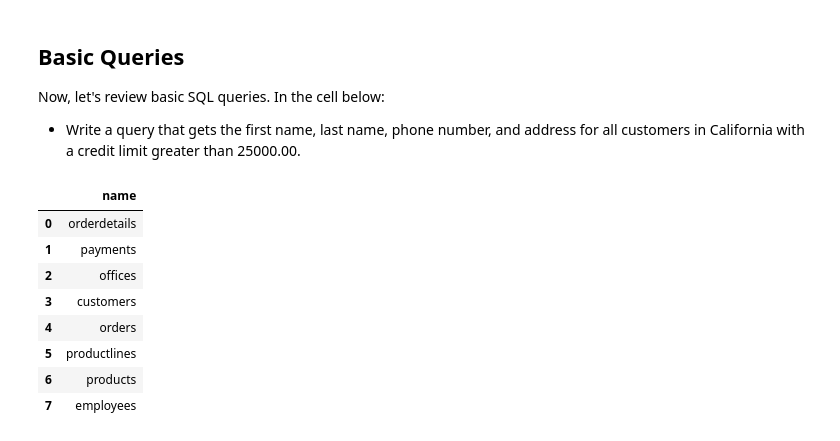
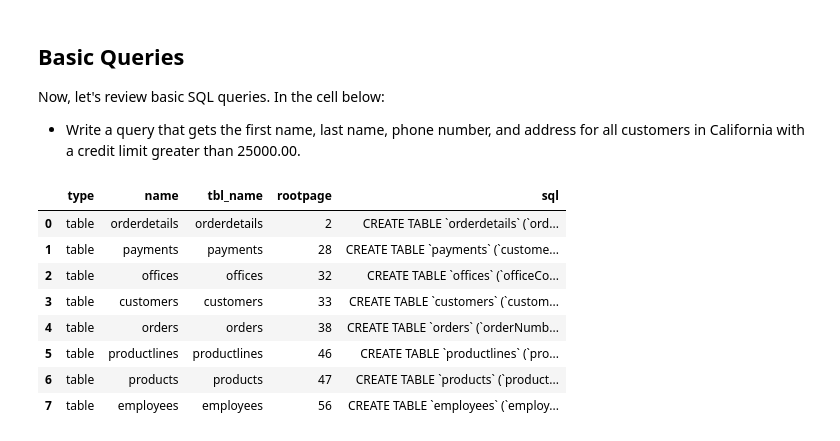
Before and after one commit to nsragow/dsc-more-practice-with-sql-queries-lab-nyc-ds-career-042219, a Jupyter notebook: index.ipynb, the cells around one changed output. Saved outputs shown, nothing was run; the diff lists cells and outputs as text; code cells hidden in the pictures.

```diff
--- a/index.ipynb
+++ b/index.ipynb
@@ -44,17 +44,17 @@ Now, let's review basic SQL queries. In the cell below:
 
 * Write a query that gets the first name, last name, phone number, and address for all customers in California with a credit limit greater than 25000.00.
 # %%
-df.tables()
+df.info()
 # %% [output]
-|  | name |
-| 0 | orderdetails |
-| 1 | payments |
-| 2 | offices |
-| 3 | customers |
-| 4 | orders |
-| 5 | productlines |
-| 6 | products |
-| 7 | employees |
+|  | type | name | tbl_name | rootpage | sql |
+| 0 | table | orderdetails | orderdetails | 2 | CREATE TABLE `orderdetails` (`ord... |
+| 1 | table | payments | payments | 28 | CREATE TABLE `payments` (`custome... |
+| 2 | table | offices | offices | 32 | CREATE TABLE `offices` (`officeCo... |
+| 3 | table | customers | customers | 33 | CREATE TABLE `customers` (`custom... |
+| 4 | table | orders | orders | 38 | CREATE TABLE `orders` (`orderNumb... |
+| 5 | table | productlines | productlines | 46 | CREATE TABLE `productlines` (`pro... |
+| 6 | table | products | products | 47 | CREATE TABLE `products` (`product... |
+| 7 | table | employees | employees | 56 | CREATE TABLE `employees` (`employ... |
 # %%
 # For the first query, the boilerplate for getting
 #the query into a dataframe has been provided for you
```
